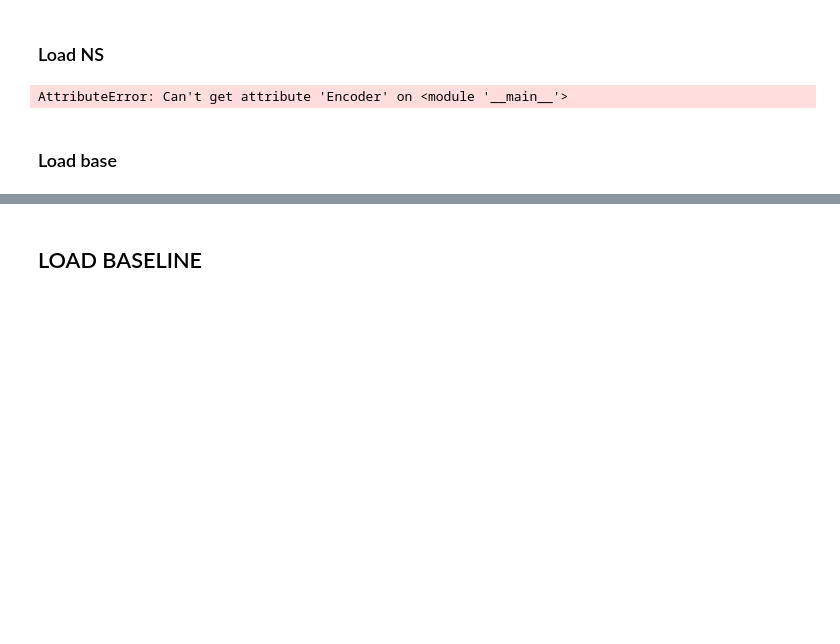
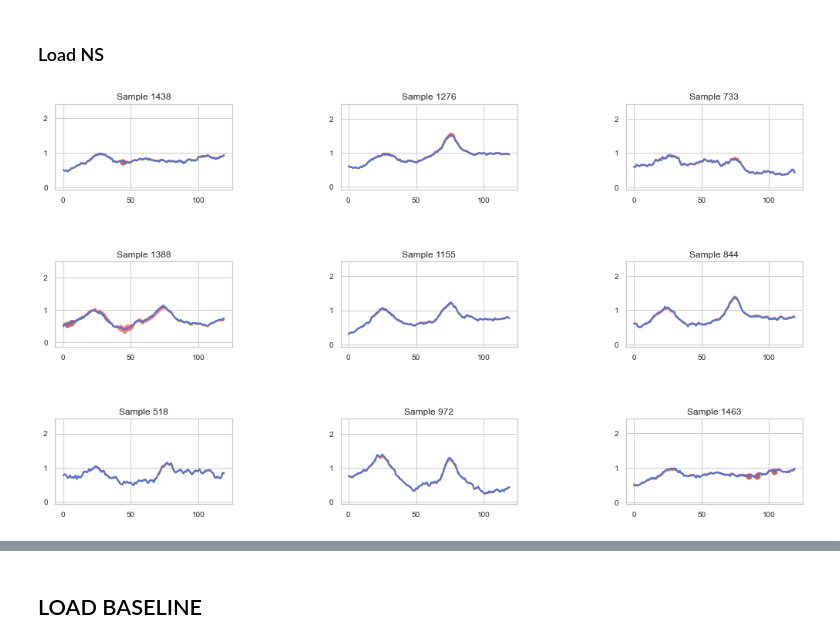
Before and after one commit to AugustSchreyer/02460_Advanced_ML, a Jupyter notebook: Model Comparison simulated.ipynb, the cells around one changed output, grey strips where cells are left out. Drawn from its saved outputs; the diff is of its cells as text; code cells hidden in the pictures; blank space fills up the shorter version.

Commit message:
simulated model comparison

```diff
--- a/Model Comparison simulated.ipynb
+++ b/Model Comparison simulated.ipynb
@@ -73,10 +73,10 @@ outlier_dataset = outlier_dataset.unsqueeze(2)
 # %% [markdown]
 ### Load NS
 # %%
-class Encoder_NS(nn.Module):
+class Encoder(nn.Module):
     def __init__(self, seq_len, n_features, hidden_dim=50, num_layers=1, bidirectional=True,
                  latent_z:int=1, z_layers:int=1, latent_c:int=1):
-        super(Encoder_NS, self).__init__()
+        super(Encoder, self).__init__()
 
         self.seq_len, self.n_features = seq_len, n_features
         self.hidden_dim = hidden_dim
@@ -106,10 +106,10 @@ class Encoder_NS(nn.Module):
         hidden_n = hidden_n.reshape(batch_size, -1)
         #print(hidden_n.shape)
         return hidden_n
-class Decoder_NS(nn.Module):
+class Decoder(nn.Module):
     def __init__(self, latent_z:int, z_layers:int, latent_c:int,
                  seq_len, n_features=1, hidden_dim=50, num_layers=1, bidirectional=True):
-        super(Decoder_NS, self).__init__()
+        super(Decoder, self).__init__()
 
         self.seq_len = seq_len
         self.hidden_dim, self.n_features = hidden_dim, n_features
@@ -174,14 +174,10 @@ class Decoder_NS(nn.Module):
 with open('NS_lstm_init_cpu.pkl', 'rb') as f:
     state_dict_loaded = torch.load(f,map_location=torch.device('cpu'))
 
-encoder_NS = Encoder_NS(**state_dict_loaded["encoder_decoder_params"]).to(device)
-decoder_NS = Decoder_NS(**state_dict_loaded["encoder_decoder_params"]).to(device)
+encoder_NS = Encoder(**state_dict_loaded["encoder_decoder_params"]).to(device)
+decoder_NS = Decoder(**state_dict_loaded["encoder_decoder_params"]).to(device)
 model_NS = Neural_Stat(Encoder=encoder_NS, Decoder=decoder_NS, **state_dict_loaded["model_params"]).to(device)
 model_NS.load_state_dict(state_dict_loaded["model"]())
 # Optimizer
 optimizer_NS = torch.optim.Adam(model_NS.parameters(), lr=state_dict_loaded["LEARNING_RATE"])
 optimizer_NS.load_state_dict(state_dict_loaded["optimizer"])
-# %% [output]
-AttributeError: Can't get attribute 'Encoder' on <module '__main__'>
-# %% [markdown]
-### Load base
@@ -199,0 +184,4 @@ optimizer_base.load_state_dict(state_dict_loaded["optimizer"])
+# %%
+plot_sequences(model_NS, PLOT_DATA=train_dataset,samples=[1438,1276,733,1388,1155,844,518,972,1463])
+# %% [output]
+[figure, added]
```
Also changed, not shown: parts of 8 cells of this notebook.
